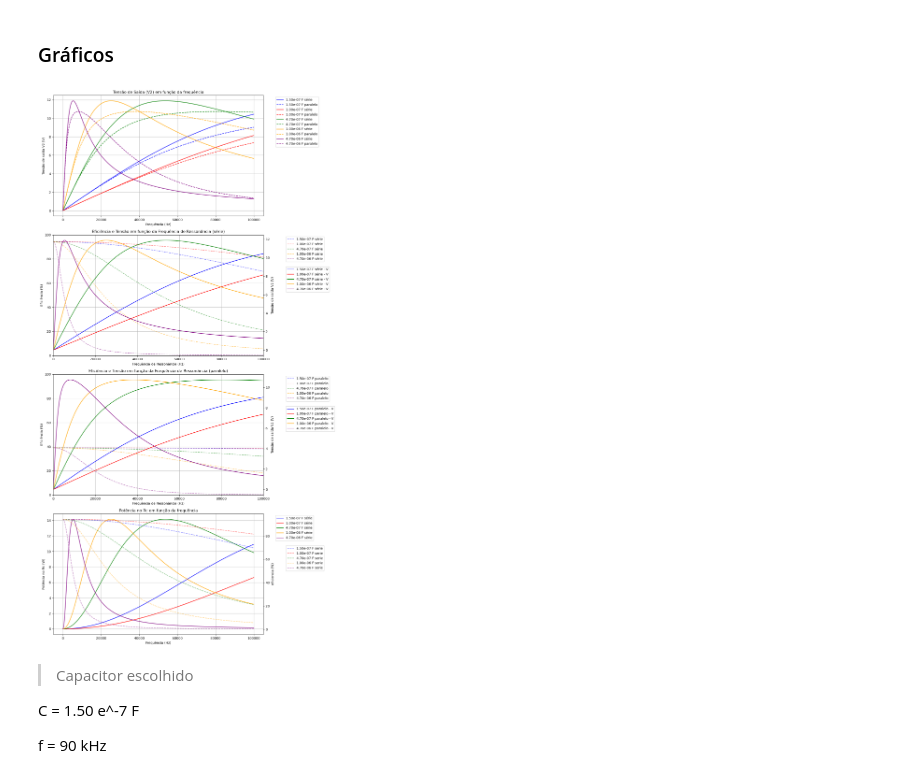
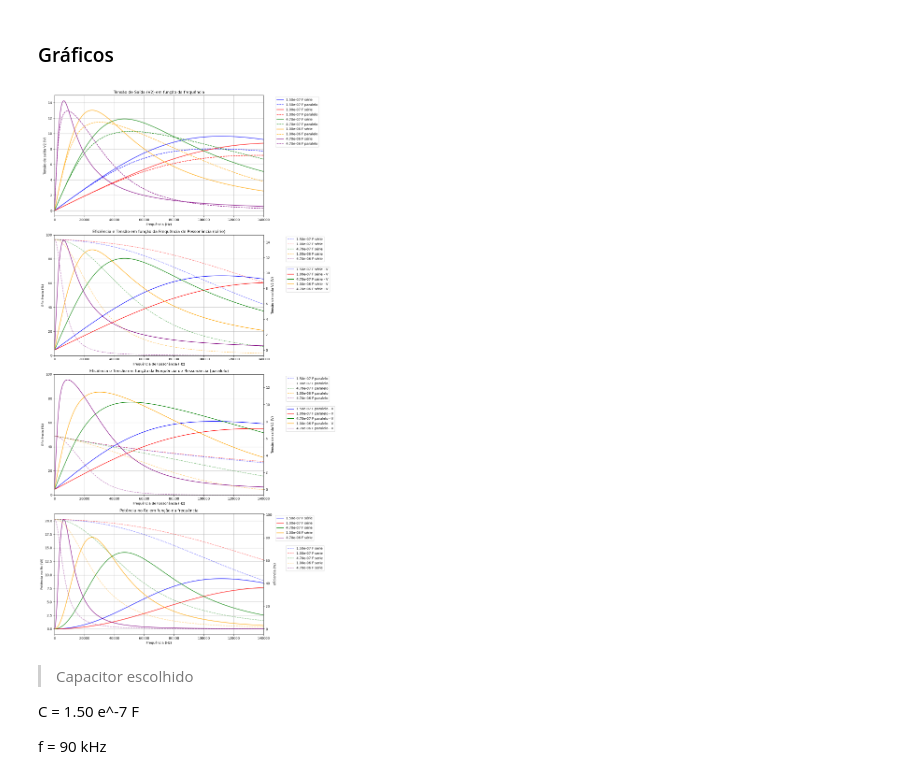
Before and after one commit to EnzoSilva14/projeto-eletromag, a Jupyter notebook: Versao_atual.ipynb, the cells around one changed output. Saved outputs shown, nothing was run; the diff lists cells and outputs as text; code cells hidden in the pictures.

Commit message:
inclusao de efeito pelicular

```diff
--- a/Versao_atual.ipynb
+++ b/Versao_atual.ipynb
@@ -42,6 +41,10 @@ def impedancia_ZM(L1, L2, K, freq):
     M = K * np.sqrt(L1*L2)
     Zm = 1j*omega*M
     return Zm
+
+def R_pelicular (Rdc, f):
+    Rf = Rdc + (Rdc/(100*10**3))*f
+    return Rf, Rf
 # %%
 def CalcularTransformadorCapacitorParalelo(ZR1, ZR2, Rc, ZC1, ZC2, ZL1, ZL2, ZM, Uf):
 
@@ -99,19 +100,17 @@ def CalcularTransformadorCapacitorSerie(ZR1, ZR2, Rc, ZC1, ZC2, ZL1, ZL2, ZM, Uf
 # %% [markdown]
 ### Declaração de variáveis
 # %%
-frequencias = np.linspace(1, 100e3, 1000)
+frequencias = np.linspace(1, 140e3, 1500)
 valores_c2 = [150e-9, 0.1e-6, 0.47e-6, 1e-6, 4.7e-6]
 Uf = 6    # Tensão de entrada (V1)
 Rc = 5    # Resistência de carga (R_C)
-R1 = 0.3 # Resistência no primário (R1)
-R2 = 0.3  # Resistência no secundário (R2)
+# R1 = 0.3 # Resistência no primário (R1)
+# R2 = 0.3  # Resistência no secundário (R2)
 K = 0.2  # Coeficiente de acoplamento
+Rdc = 0.2  # Resistência de cobre no primário e secundário
 # %% [markdown]
 ### Gráficos
 # %%
-import numpy as np
-import matplotlib.pyplot as plt
-
 # Criar uma figura com três subplots verticais
 fig, (ax1, ax2, ax3, ax4) = plt.subplots(4, 1, figsize=(13, 24))
 
@@ -133,6 +132,7 @@ for i, C in enumerate(valores_c2):
     for freq in frequencias:
         L1 = indutancia_ressonante(freq, C)
         L2 = indutancia_ressonante(freq, C)
+        R1, R2 = R_pelicular(Rdc, freq)
         ZC1, ZL1, ZR1 = impedancia(R1, C, L1, freq)
         ZC2, ZL2, ZR2 = impedancia(R2, C, L2, freq)
         ZM = impedancia_ZM(L1, L2, K, freq)
@@ -172,6 +172,8 @@ ax1.set_title("Tensão de Saída (V2) em função da frequência")
 ax1.set_xlabel("Frequência (Hz)")
 ax1.set_ylabel("Tensão de saída V2 (V)")
 ax1.legend(loc="upper left", bbox_to_anchor=(1.05, 1))
+ax1.set_xlim(0, 140e3)
+# ax1.set_ylim(0, 100)
 ax1.grid(True)
 
 # Configurações do gráfico de eficiência (ax2)
@@ -179,7 +181,7 @@ ax2.set_title("Eficiência e Tensão em função da Frequência de Ressonância
 ax2.set_xlabel("Frequência de Ressonância (Hz)")
 ax2.set_ylabel("Eficiência (%)")
 ax2.legend(loc="upper left", bbox_to_anchor=(1.1, 1))
-ax2.set_xlim(0, 100e3)
+ax2.set_xlim(0, 140e3)
 ax2.set_ylim(0, 100)
 ax2.grid(True)
 
@@ -187,35 +189,38 @@ ax2.grid(True)
 ax2_twin.set_ylabel("Tensão de saída V2 (V)")
 ax2_twin.legend(loc="upper left", bbox_to_anchor=(1.1, 0.75))  # Legenda do twin
 
 # Configurações do gráfico de eficiência (ax3)
 ax3.set_title("Eficiência e Tensão em função da Frequência de Ressonância (paralelo)")
 ax3.set_xlabel("Frequência de Ressonância (Hz)")
 ax3.set_ylabel("Eficiência (%)")
 ax3.legend(loc="upper left", bbox_to_anchor=(1.1, 1))
-ax3.set_xlim(0, 100e3)
+ax3.set_xlim(0, 140e3)
 ax3.set_ylim(0, 100)
 ax3.grid(True)
 
 # Adicionar a legenda para o eixo secundário (twinx) do ax3
 ax3_twin.set_ylabel("Tensão de saída V2 (V)")
 ax3_twin.legend(loc="upper left", bbox_to_anchor=(1.1, 0.75))  # Legenda do twin
 
 ax4.set_title("Potência no Rc em função da frequência")
 ax4.set_xlabel("Frequência (Hz)")
 ax4.set_ylabel("Potência no Rc (W)")
 ax4.legend(loc="upper left", bbox_to_anchor=(1.05, 1))
+ax4.set_xlim(0, 140e3)
+# ax4.set_ylim(0, 100)
 ax4.grid(True)
+
 
 ax4_twin.set_ylabel("eficiencia (%)")
 ax4_twin.legend(loc="upper left", bbox_to_anchor=(1.1, 0.75))  # Legenda do twin
 
 # Ajustar layout para não sobrepor elementos
 plt.tight_layout()
 
 # Exibir gráfico
 plt.show()
 # %% [output]
-[figure, old version]
+[figure, new version]
 # %% [markdown]
 > Capacitor escolhido
 
```
Also changed, not shown: parts of 2 cells of this notebook.
